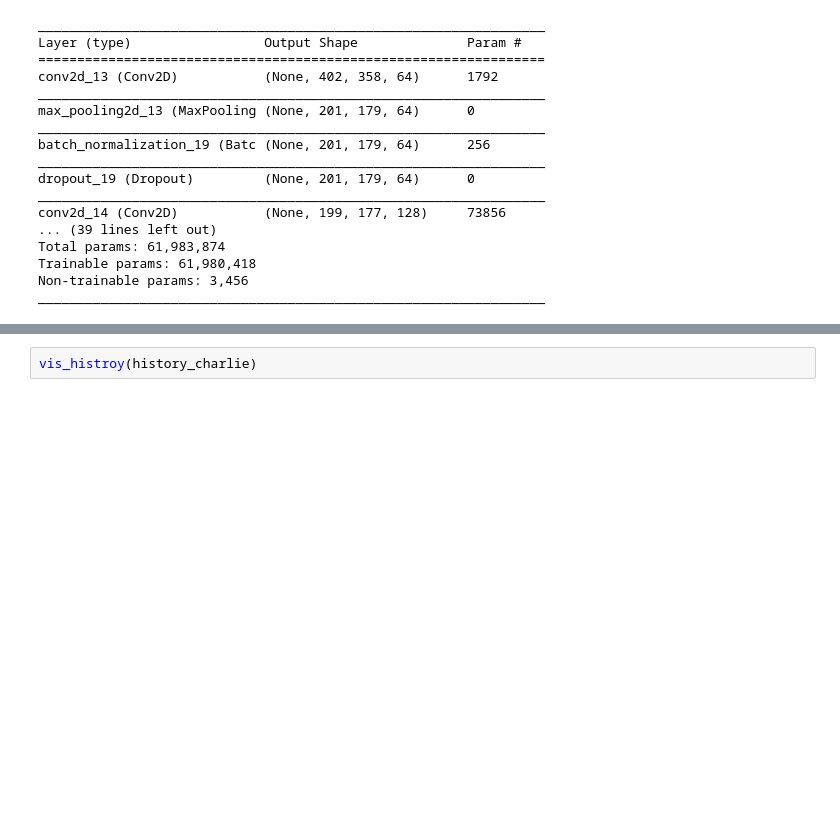
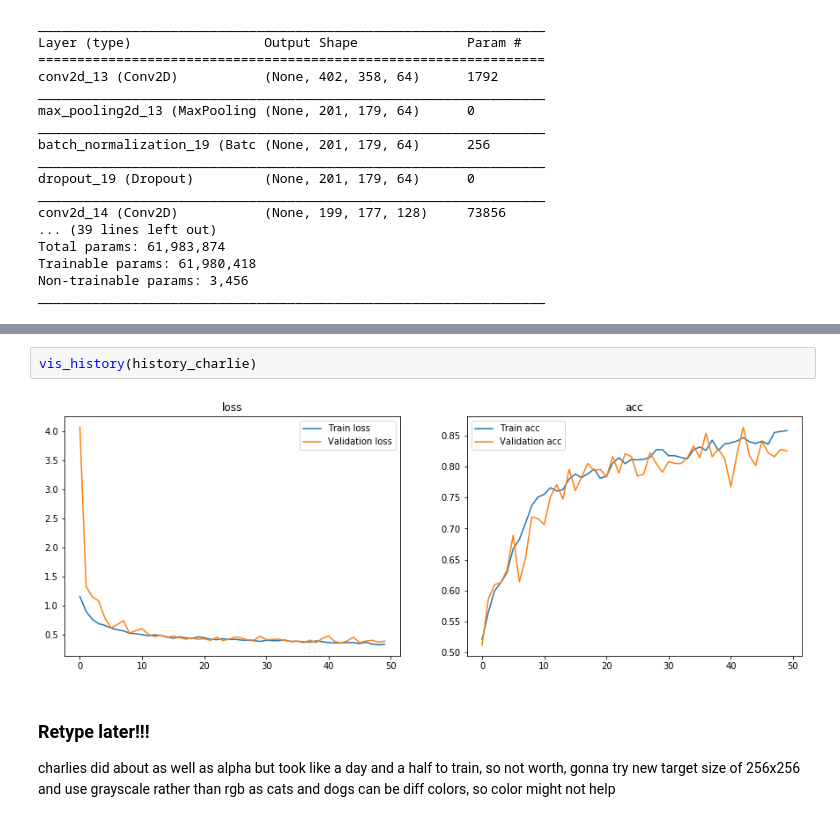
Before and after one commit to Booandlean/cat_or_dog, a Jupyter notebook: Notebooks/Modeling.ipynb, the cells around one changed output, grey strips where cells are left out. Cells and saved outputs as stored; diff of their text form; blank space fills up the shorter version.

```diff
--- a/Notebooks/Modeling.ipynb
+++ b/Notebooks/Modeling.ipynb
@@ -378,4 +378,10 @@ Epoch 49/50
 Epoch 50/50
 100/100 [==============================] - 3058s 31s/step - loss: 0.3369 - acc: 0.8578 - val_loss: 0.3901 - val_acc: 0.8250
 # %%
-vis_histroy(history_charlie)
+vis_history(history_charlie)
+# %% [output]
+[figure, added]
+# %% [markdown]
+### Retype later!!!
+
+charlies did about as well as alpha but took like a day and a half to train, so not worth, gonna try new target size of 256x256 and use grayscale rather than rgb as cats and dogs can be diff colors, so color might not help
```
